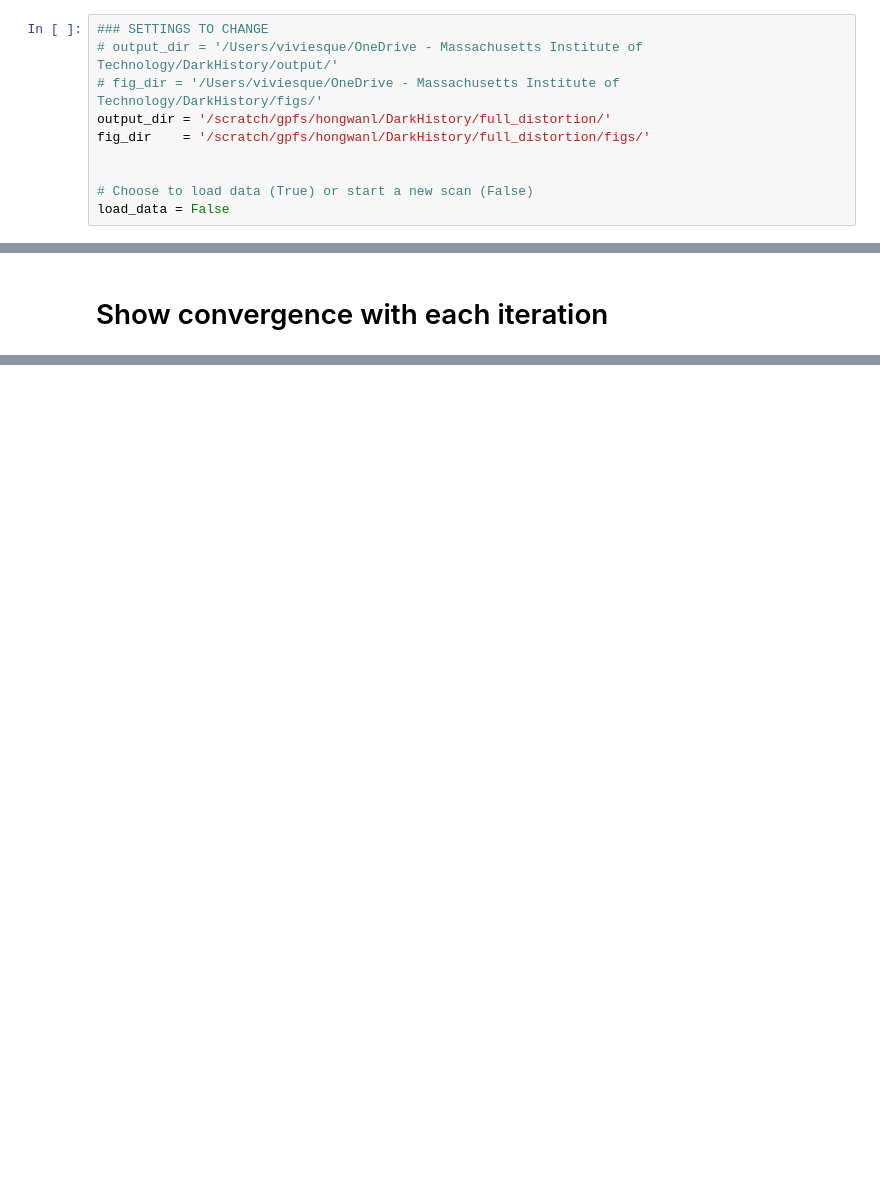
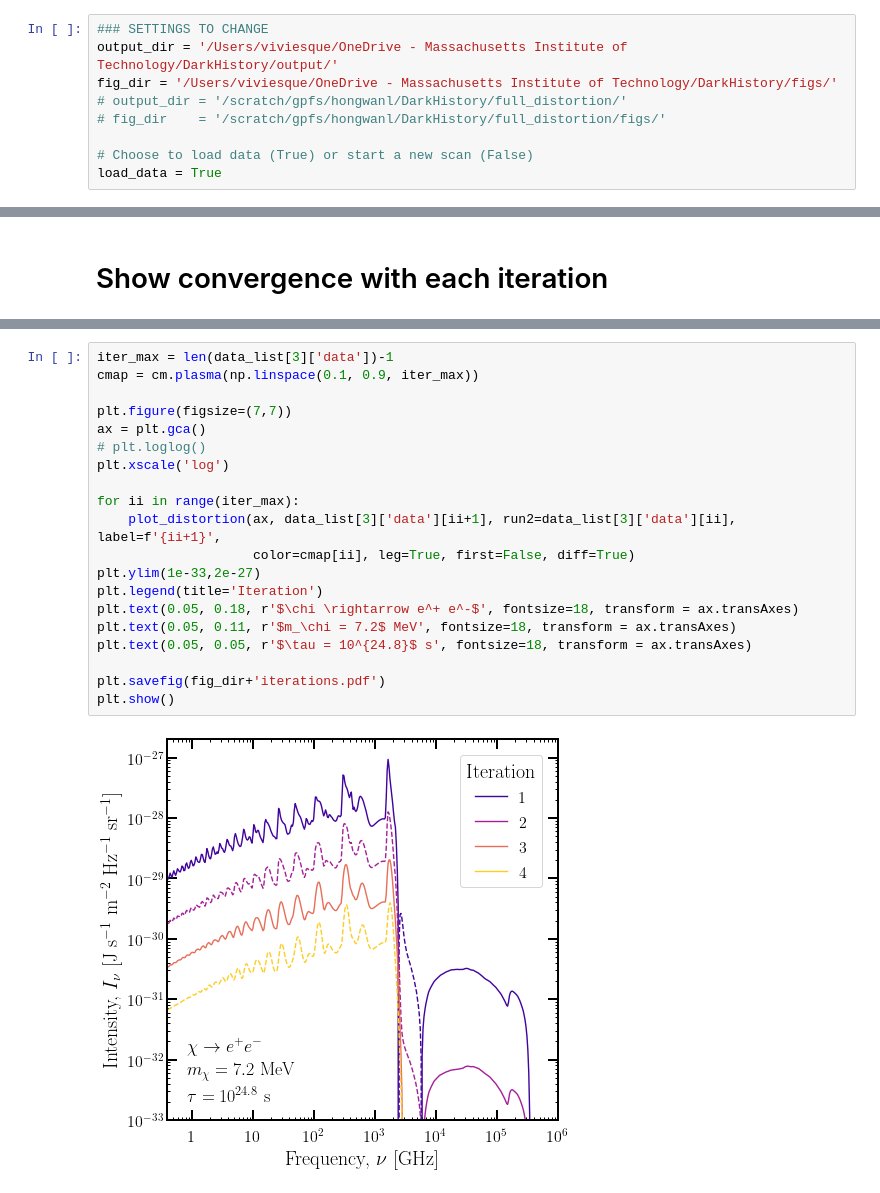
Before and after one commit to hongwanliu/DarkHistory, a Jupyter notebook: examples/DH_Upgrade/New_Results/full_distortion.ipynb, the cells around one changed output, grey strips where cells are left out. Drawn from its saved outputs; the diff is of its cells as text; blank space fills up the shorter version.

```diff
--- a/examples/DH_Upgrade/New_Results/full_distortion.ipynb
+++ b/examples/DH_Upgrade/New_Results/full_distortion.ipynb
@@ -33,13 +29,12 @@ or from the matplotlib source distribution
 # %%
 ### SETTINGS TO CHANGE
-# output_dir = '/Users/viviesque/OneDrive - Massachusetts Institute of Technology/DarkHistory/output/'
-# fig_dir = '/Users/viviesque/OneDrive - Massachusetts Institute of Technology/DarkHistory/figs/'
-output_dir = '/scratch/gpfs/hongwanl/DarkHistory/full_distortion/'
-fig_dir    = '/scratch/gpfs/hongwanl/DarkHistory/full_distortion/figs/'
-
+output_dir = '/Users/viviesque/OneDrive - Massachusetts Institute of Technology/DarkHistory/output/'
+fig_dir = '/Users/viviesque/OneDrive - Massachusetts Institute of Technology/DarkHistory/figs/'
+# output_dir = '/scratch/gpfs/hongwanl/DarkHistory/full_distortion/'
+# fig_dir    = '/scratch/gpfs/hongwanl/DarkHistory/full_distortion/figs/'
 
 # Choose to load data (True) or start a new scan (False)
-load_data = False
+load_data = True
 # %% [markdown]
 # Scan over parameters, or load previous data
 # %%
@@ -251,0 +240,22 @@ from tqdm.notebook import tqdm
+# %%
+iter_max = len(data_list[3]['data'])-1
+cmap = cm.plasma(np.linspace(0.1, 0.9, iter_max))
+
+plt.figure(figsize=(7,7))
+ax = plt.gca()
+# plt.loglog()
+plt.xscale('log')
+
+for ii in range(iter_max):
+    plot_distortion(ax, data_list[3]['data'][ii+1], run2=data_list[3]['data'][ii], label=f'{ii+1}',
+                    color=cmap[ii], leg=True, first=False, diff=True)
+plt.ylim(1e-33,2e-27)
+plt.legend(title='Iteration')
+plt.text(0.05, 0.18, r'$\chi \rightarrow e^+ e^-$', fontsize=18, transform = ax.transAxes)
+plt.text(0.05, 0.11, r'$m_\chi = 7.2$ MeV', fontsize=18, transform = ax.transAxes)
+plt.text(0.05, 0.05, r'$\tau = 10^{24.8}$ s', fontsize=18, transform = ax.transAxes)
+
+plt.savefig(fig_dir+'iterations.pdf')
+plt.show()
+# %% [output]
+[figure, added]
```
Also changed, not shown: parts of 6 cells of this notebook, 1 other file.
